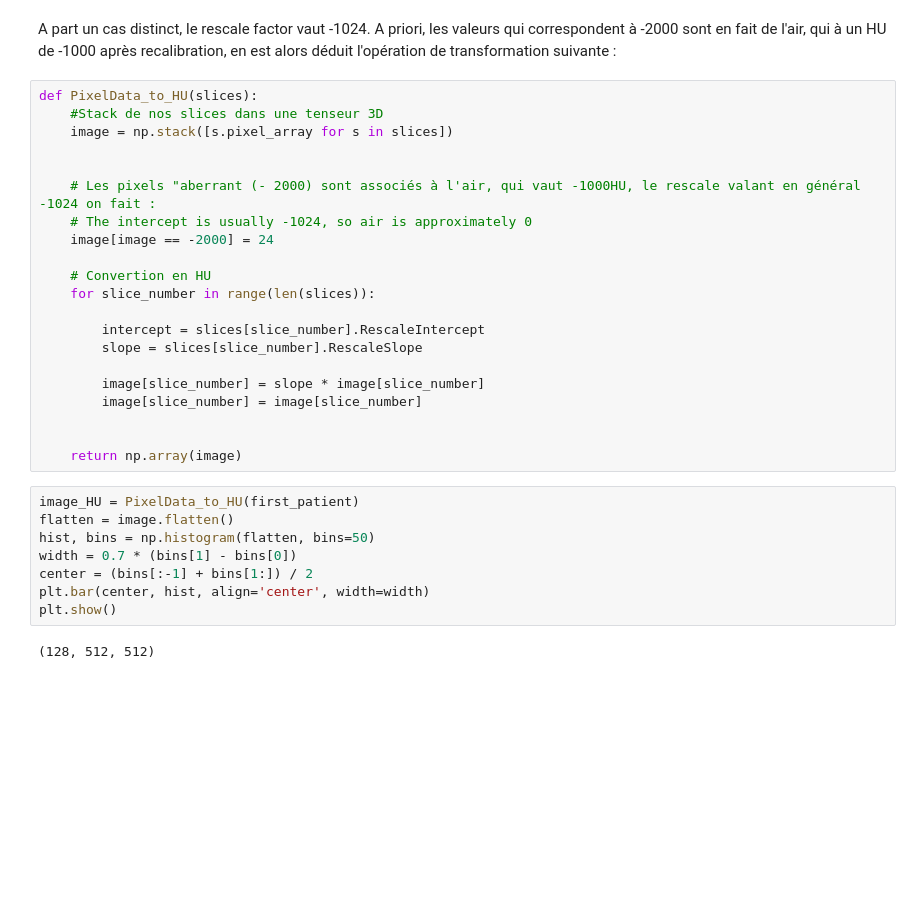
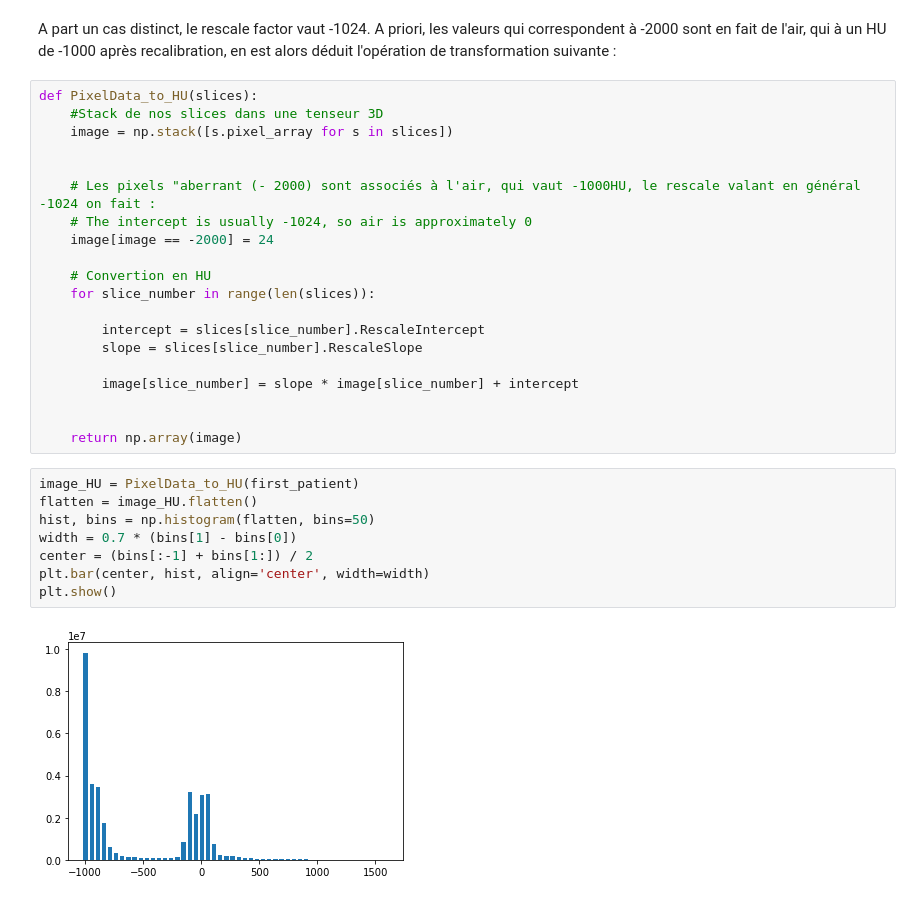
Before and after one commit to lucsoret/CEI, a Jupyter notebook: Python/Notebook/pre_processing.ipynb, the cells around one changed output. Drawn from its saved outputs; the diff is of its cells as text; blank space fills up the shorter version.

```diff
--- a/Python/Notebook/pre_processing.ipynb
+++ b/Python/Notebook/pre_processing.ipynb
@@ -146,18 +153,17 @@ def PixelData_to_HU(slices):
         intercept = slices[slice_number].RescaleIntercept
         slope = slices[slice_number].RescaleSlope
 
-        image[slice_number] = slope * image[slice_number]
-        image[slice_number] = image[slice_number]
+        image[slice_number] = slope * image[slice_number] + intercept
 
 
     return np.array(image)
 # %%
 image_HU = PixelData_to_HU(first_patient)
-flatten = image.flatten()
+flatten = image_HU.flatten()
 hist, bins = np.histogram(flatten, bins=50)
 width = 0.7 * (bins[1] - bins[0])
 center = (bins[:-1] + bins[1:]) / 2
 plt.bar(center, hist, align='center', width=width)
 plt.show()
 # %% [output]
-(128, 512, 512)
+[figure, added]
```
Also changed, not shown: parts of 27 cells of this notebook.
